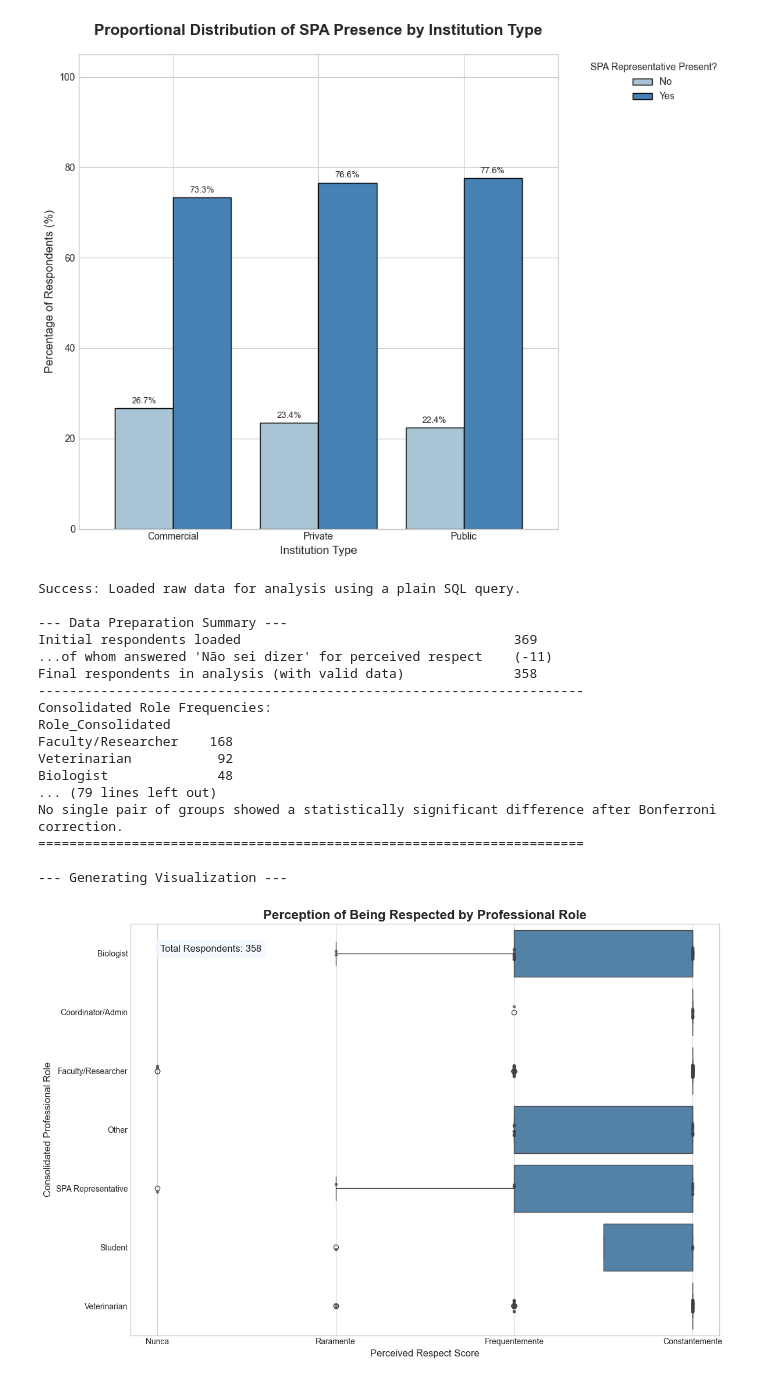
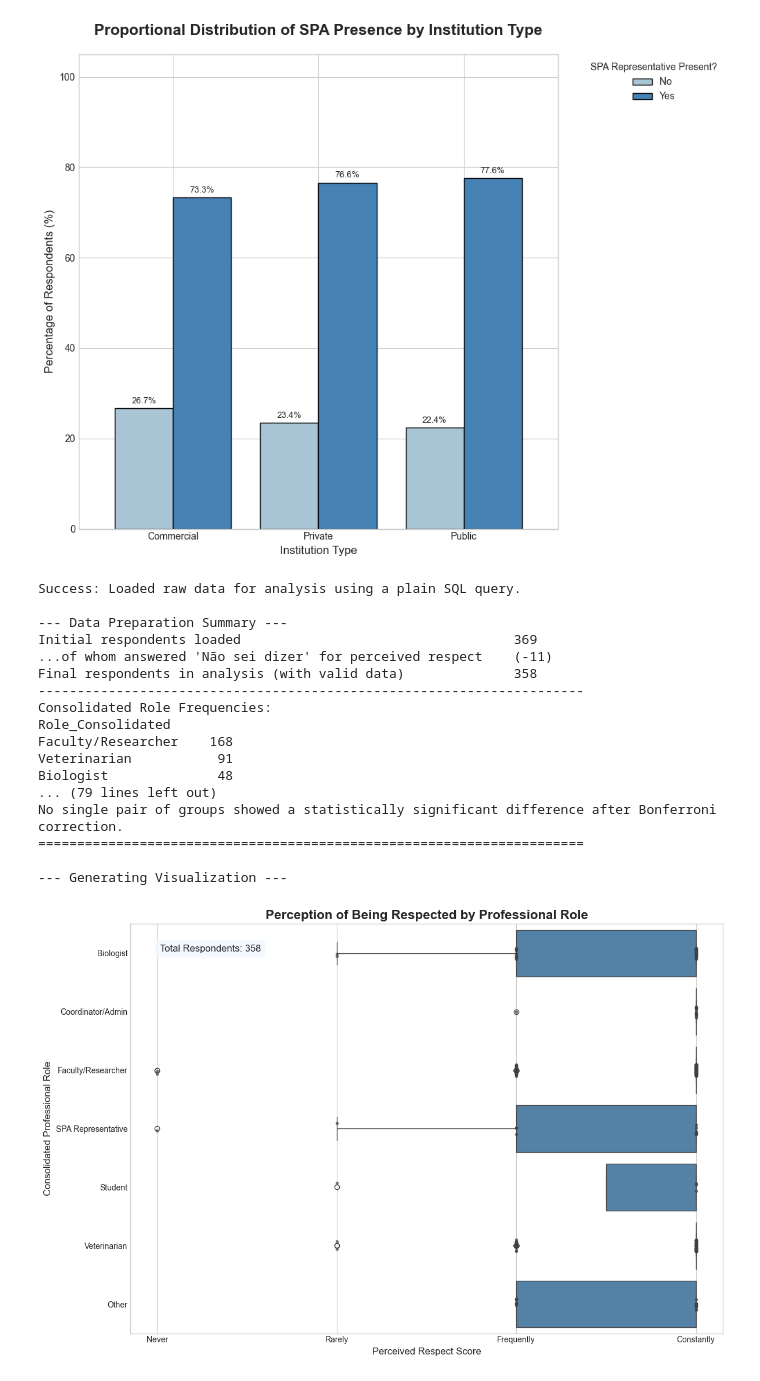
Before and after one commit to 3ff3x0r/CEUAS, a Jupyter notebook: Ceuas_stat.ipynb, the cells around one changed output. Drawn from its saved outputs; the diff is of its cells as text; code cells hidden in the pictures.

```diff
--- a/Ceuas_stat.ipynb
+++ b/Ceuas_stat.ipynb
@@ -7664,13 +7664,13 @@ def consolidate_role(role_string):
     # Define keywords for each category
     if any(keyword in s for keyword in ['coordenador', 'presidente', 'secretári', 'membro efetivo']):
         return 'Coordinator/Admin'
-    if any(keyword in s for keyword in ['veterinário', 'mvrt']):
+    if any(keyword in s for keyword in ['veterinário']):
         return 'Veterinarian'
     if 'sociedade protetora' in s:
         return 'SPA Representative'
     if any(keyword in s for keyword in ['docente', 'pesquisador']):
         return 'Faculty/Researcher'
-    if any(keyword in s for keyword in ['biólogo', 'biomédic']):
+    if any(keyword in s for keyword in ['biólog', 'biomédic']):
         return 'Biologist'
     if 'discente' in s:
         return 'Student'
@@ -7801,6 +7801,14 @@ def main():
     # --- VISUALIZATION ---
     print("\n--- Generating Visualization ---")
 
+    # --- MODIFIED: Create a custom order for the plot ---
+    # 1. Start with the median-sorted order
+    plot_order = median_scores.index.tolist()
+    # 2. If 'Other' exists, remove it and append it to the end
+    if 'Other' in plot_order:
+        plot_order.remove('Other')
+        plot_order.append('Other')
+
     plt.figure(figsize=(12, 8))
     sns.set_style("whitegrid")
 
@@ -7808,14 +7816,14 @@ def main():
         data=df,
         y='Role_Consolidated',
         x='Perceived_Respect_Score',
-        order=median_scores.index,
+        order=plot_order, # Use our custom order
         color='steelblue'
     )
     sns.stripplot(
         data=df,
         y='Role_Consolidated',
         x='Perceived_Respect_Score',
-        order=median_scores.index,
+        order=plot_order, # Use our custom order
         color=".25",
         size=4,
         alpha=0.7
@@ -7825,36 +7833,37 @@ def main():
     plt.xlabel('Perceived Respect Score', fontsize=12)
     plt.ylabel('Consolidated Professional Role', fontsize=12)
 
-    # Set custom x-tick labels for clarity
-    ax.set_xticks(range(len(respect_map)))
-    ax.set_xticklabels(respect_map.keys())
+    # CORRECTED: Define English labels for the x-axis
+    english_labels = ['Never', 'Rarely', 'Frequently', 'Constantly']
+    ax.set_xticks(range(len(english_labels)))
+    ax.set_xticklabels(english_labels)
 
-    # CORRECTED LINE: The 'ax' object from boxplot has 'transAxes' directly.
+    # The 'ax' object from boxplot has 'transAxes' directly.
     ax.text(0.05, 0.95, f'Total Respondents: {final_analysis_count}',
             transform=ax.transAxes, fontsize=12, verticalalignment='top',
             horizontalalignment='left', bbox=dict(boxstyle='round,pad=0.5', fc='aliceblue', alpha=0.8))
 
     plt.tight_layout()
     plt.show()
 
 if __name__ == '__main__':
     main()
 # %% [output]
 Success: Loaded raw data for analysis using a plain SQL query.
 
 --- Data Preparation Summary ---
 Initial respondents loaded                                   369
 ...of whom answered 'Não sei dizer' for perceived respect    (-11)
 Final respondents in analysis (with valid data)              358
 ----------------------------------------------------------------------
 Consolidated Role Frequencies:
 Role_Consolidated
 Faculty/Researcher    168
-Veterinarian           92
+Veterinarian           91
 Biologist              48
 ... (79 lines left out)
 No single pair of groups showed a statistically significant difference after Bonferroni correction.
 ======================================================================
 
 --- Generating Visualization ---
-[figure, old version]
+[figure, new version]
```
Also changed, not shown: parts of 1 cell of this notebook, 1 other file.
